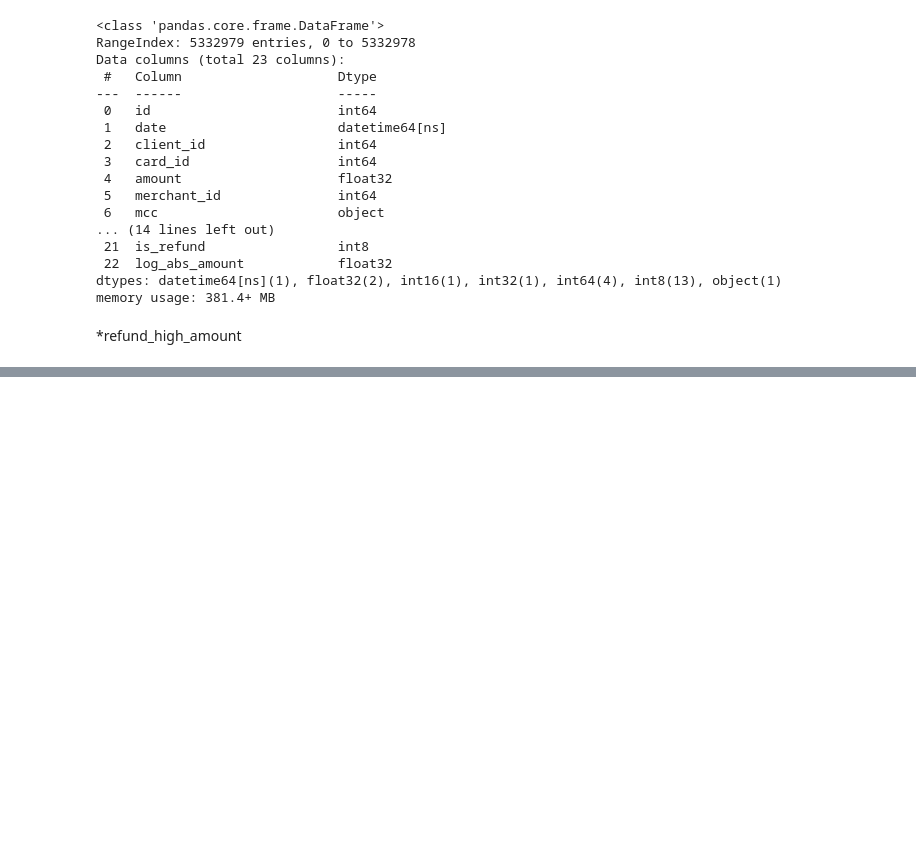
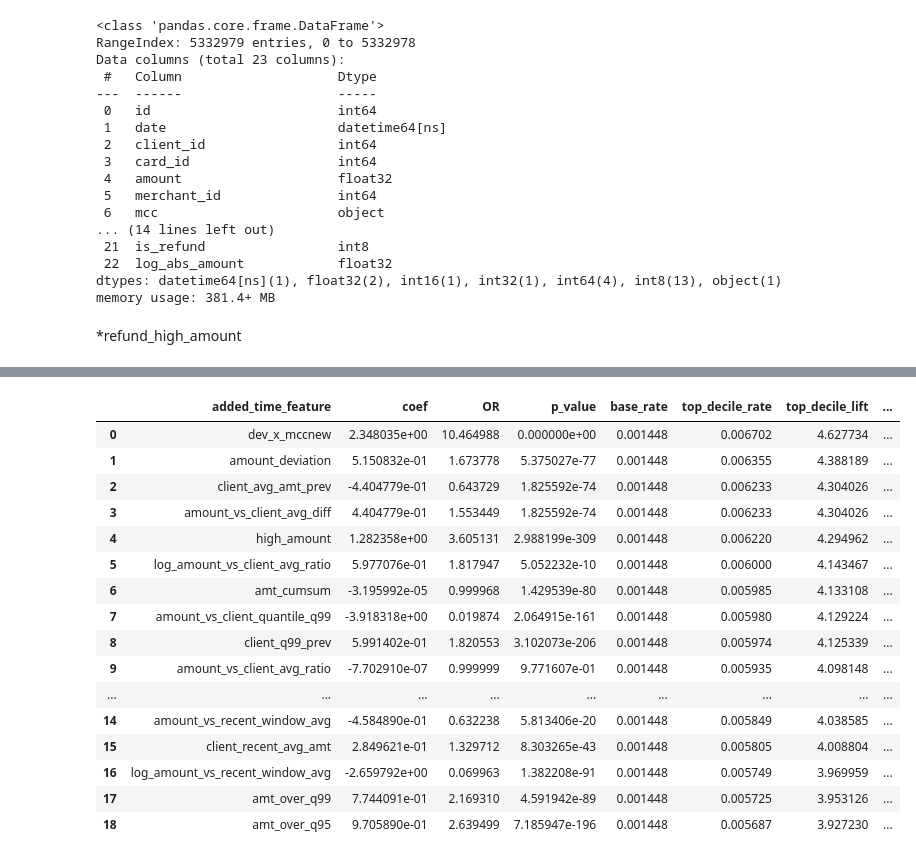
Before and after one commit to BDAIFin/knk, a Jupyter notebook: EDA&FEATURE/EDA_stage1.ipynb, the cells around one changed output, grey strips where cells are left out. Cells and saved outputs as stored; diff of their text form; code cells hidden in the pictures; blank space fills up the shorter version.

```diff
--- a/EDA&FEATURE/EDA_stage1.ipynb
+++ b/EDA&FEATURE/EDA_stage1.ipynb
@@ -258,0 +743,3 @@ df["hour_circular_distance"] = np.sqrt(
+# %%
+df["mccnew_x_error"] = df["client_mcc_is_new"] * df["has_error"]
+df["mccnew_x_velocity"] = df["client_mcc_is_new"] * df["velocity_spike_ratio"]
@@ -258,0 +1198,17 @@ df["hour_circular_distance"] = np.sqrt(
+# %%
+results = []
+
+for col in AMOUNT_FEATURES:
+
+    X = sm.add_constant(df[[col]].dropna())
+    y = df.loc[X.index, "fraud"]
+
+    model = sm.Logit(y, X).fit(disp=0)
+
+    coef = model.params[col]
+    pval = model.pvalues[col]
+    or_val = np.exp(coef)
+
+    results.append([col, coef, or_val, pval])
+
+pd.DataFrame(results, columns=["feature","coef","OR","p_value"])
@@ -258,0 +1233,56 @@ df["hour_circular_distance"] = np.sqrt(
+# %%
+rows = []
+
+for tcol in AMOUNT_FEATURES:
+    feats = BASELINE + [tcol]
+
+    model, y_aligned, score = fit_logit_and_score(df, feats, y_col=LABEL)
+    lift = top_decile_lift(y_aligned, score)
+
+    # 추가된 피처의 coef/OR/p-value만 뽑기
+    coef = model.params.get(tcol, np.nan)
+    pval = model.pvalues.get(tcol, np.nan)
+    or_val = float(np.exp(coef)) if pd.notnull(coef) else np.nan
+
+    # baseline 대비 lift 개선량
+    delta_lift = lift["top_decile_lift"] - base_lift["top_decile_lift"]
+    delta_rate = lift["top_decile_rate"] - base_lift["top_decile_rate"]
+
+    rows.append({
+        "added_time_feature": tcol,
+        "coef": float(coef) if pd.notnull(coef) else np.nan,
+        "OR": or_val,
+        "p_value": float(pval) if pd.notnull(pval) else np.nan,
+        "base_rate": lift["base_rate"],
+        "top_decile_rate": lift["top_decile_rate"],
+        "top_decile_lift": lift["top_decile_lift"],
+        "delta_top_rate_vs_baseline": delta_rate,
+        "delta_lift_vs_baseline": delta_lift,
+        "top_n": lift["top_n"],
+    })
+
+inc_df = (
+    pd.DataFrame(rows)
+      .sort_values("delta_lift_vs_baseline", ascending=False)
+      .reset_index(drop=True)
+)
+
+display(inc_df)
+# %% [output]
+|  | added_time_feature | coef | OR | p_value | base_rate | top_decile_rate | top_decile_lift | ... |
+| 0 | dev_x_mccnew | 2.348035e+00 | 10.464988 | 0.000000e+00 | 0.001448 | 0.006702 | 4.627734 | ... |
+| 1 | amount_deviation | 5.150832e-01 | 1.673778 | 5.375027e-77 | 0.001448 | 0.006355 | 4.388189 | ... |
+| 2 | client_avg_amt_prev | -4.404779e-01 | 0.643729 | 1.825592e-74 | 0.001448 | 0.006233 | 4.304026 | ... |
+| 3 | amount_vs_client_avg_diff | 4.404779e-01 | 1.553449 | 1.825592e-74 | 0.001448 | 0.006233 | 4.304026 | ... |
+| 4 | high_amount | 1.282358e+00 | 3.605131 | 2.988199e-309 | 0.001448 | 0.006220 | 4.294962 | ... |
+| 5 | log_amount_vs_client_avg_ratio | 5.977076e-01 | 1.817947 | 5.052232e-10 | 0.001448 | 0.006000 | 4.143467 | ... |
+| 6 | amt_cumsum | -3.195992e-05 | 0.999968 | 1.429539e-80 | 0.001448 | 0.005985 | 4.133108 | ... |
+| 7 | amount_vs_client_quantile_q99 | -3.918318e+00 | 0.019874 | 2.064915e-161 | 0.001448 | 0.005980 | 4.129224 | ... |
+| 8 | client_q99_prev | 5.991402e-01 | 1.820553 | 3.102073e-206 | 0.001448 | 0.005974 | 4.125339 | ... |
+| 9 | amount_vs_client_avg_ratio | -7.702910e-07 | 0.999999 | 9.771607e-01 | 0.001448 | 0.005935 | 4.098148 | ... |
+| ... | ... | ... | ... | ... | ... | ... | ... | ... |
+| 14 | amount_vs_recent_window_avg | -4.584890e-01 | 0.632238 | 5.813406e-20 | 0.001448 | 0.005849 | 4.038585 | ... |
+| 15 | client_recent_avg_amt | 2.849621e-01 | 1.329712 | 8.303265e-43 | 0.001448 | 0.005805 | 4.008804 | ... |
+| 16 | log_amount_vs_recent_window_avg | -2.659792e+00 | 0.069963 | 1.382208e-91 | 0.001448 | 0.005749 | 3.969959 | ... |
+| 17 | amt_over_q99 | 7.744091e-01 | 2.169310 | 4.591942e-89 | 0.001448 | 0.005725 | 3.953126 | ... |
+| 18 | amt_over_q95 | 9.705890e-01 | 2.639499 | 7.185947e-196 | 0.001448 | 0.005687 | 3.927230 | ... |
```
Also changed, not shown: parts of 69 cells of this notebook.
